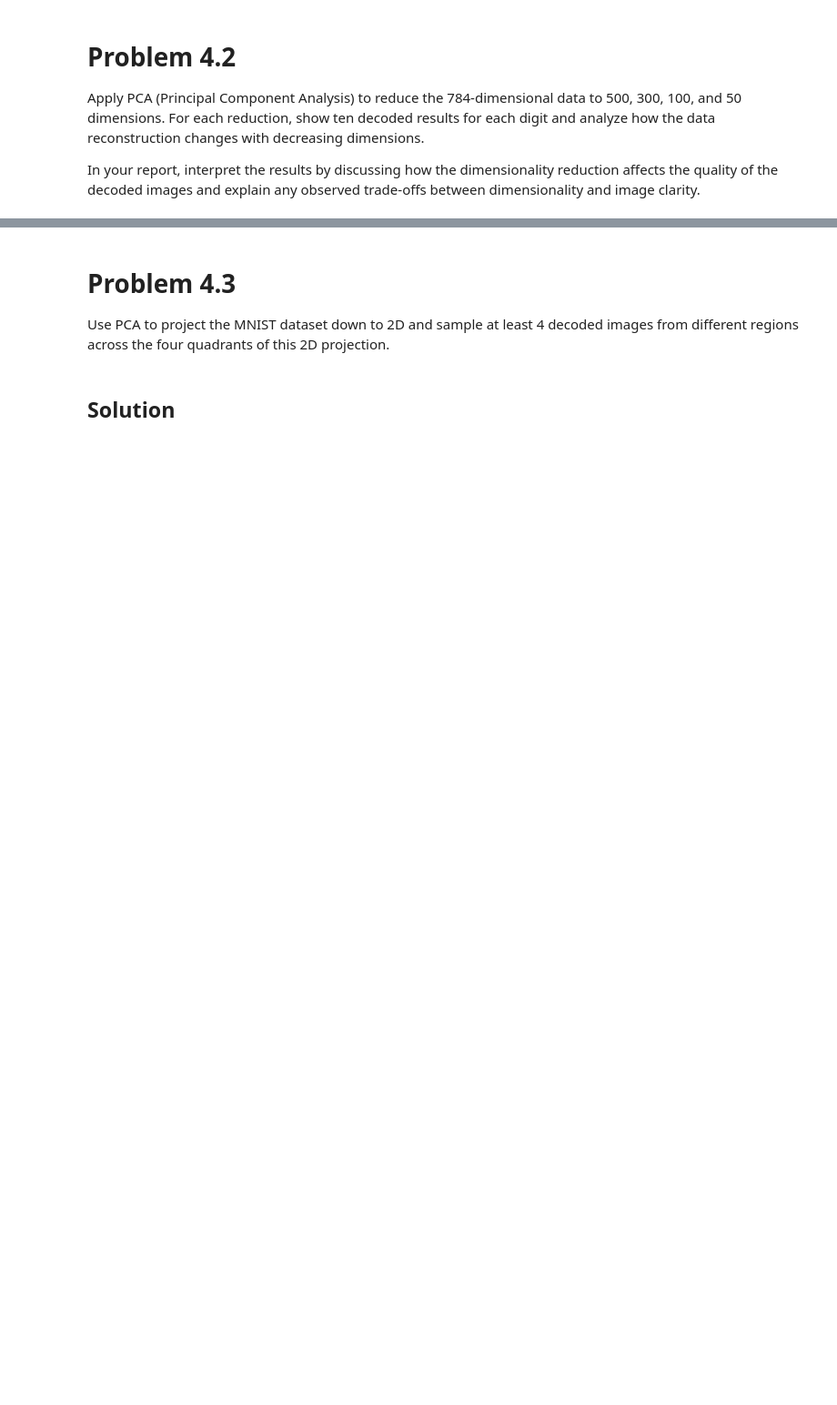
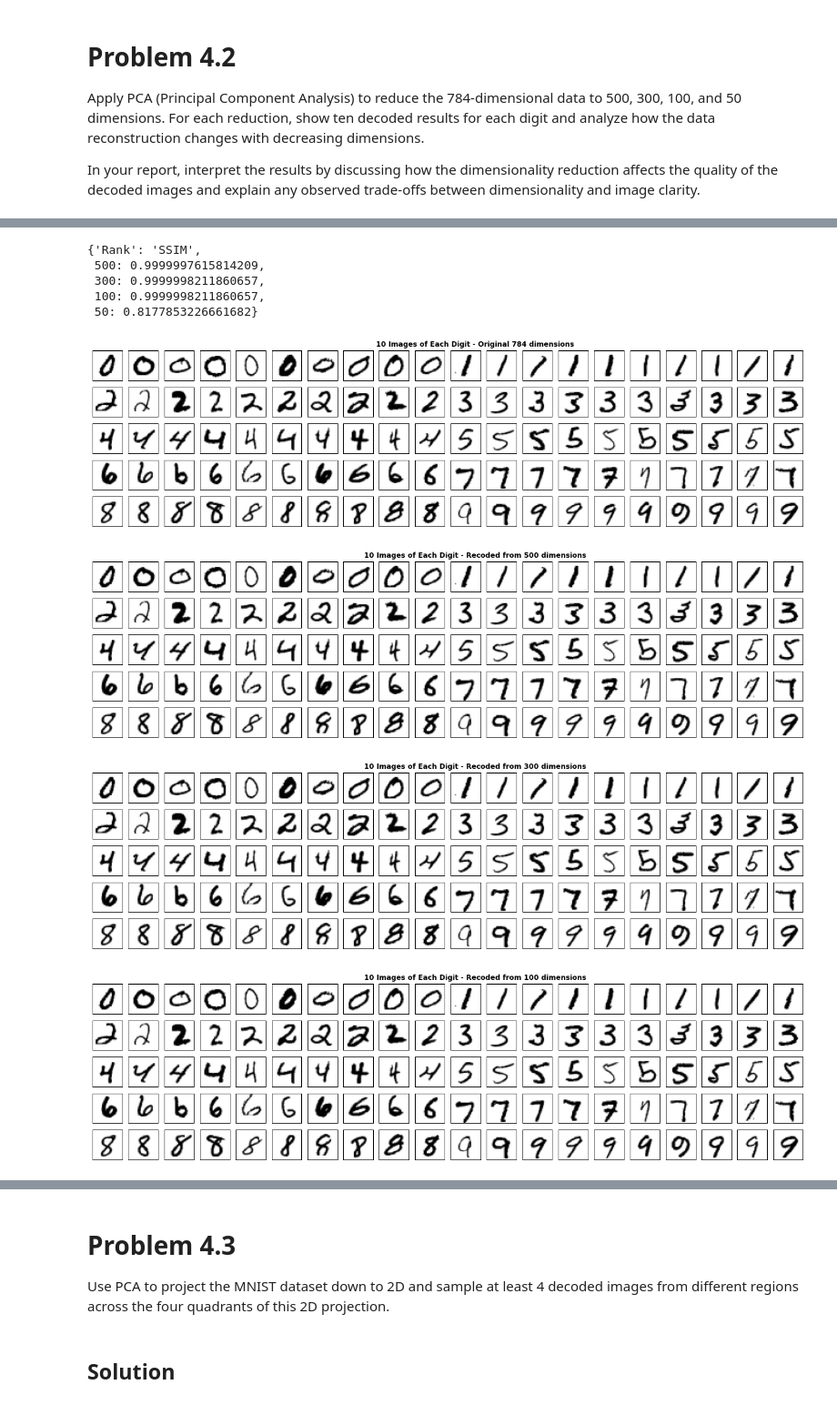
Before and after one commit to AsherJingkongChen/deep-learn-assign-1, a Jupyter notebook: main.ipynb, the cells around one changed output, grey strips where cells are left out. Shown at 91% size. Cells and saved outputs as stored; diff of their text form; code cells hidden in the pictures; blank space fills up the shorter version.

```diff
--- a/main.ipynb
+++ b/main.ipynb
@@ -500,0 +568,47 @@ In your report, interpret the results by discussing how the dimensionality reduc
+# %%
+from torchmetrics.image import StructuralSimilarityIndexMeasure
+
+COLUMN_COUNT = 20
+IMAGE_COUNT = 100
+LINE_COUNT = (IMAGE_COUNT + COLUMN_COUNT - 1) // COLUMN_COUNT
+
+X = torch.cat([X[-10:] for X in D.values()]).float()
+rank_to_ssim_score: dict[int, float] = {k: float() for k in [500, 300, 100, 50]}
+get_ssim = StructuralSimilarityIndexMeasure(data_range=255.0)
+
+plot_tensor_images(X, COLUMN_COUNT, LINE_COUNT, scale=0.9)
+plt.text(
+    -280,
+    -140,
+    f"10 Images of Each Digit - Original {X[0].shape.numel()} dimensions",
+    fontweight="bold",
+    ha="center",
+    va="bottom",
+)
+
+for rank in rank_to_ssim_score.keys():
+    X_hat = pca_decode(pca_encode(X, rank))
+    plot_tensor_images(X_hat, COLUMN_COUNT, LINE_COUNT, scale=0.9)
+    plt.text(
+        -280,
+        -140,
+        f"10 Images of Each Digit - Recoded from {rank} dimensions",
+        fontweight="bold",
+        ha="center",
+        va="bottom",
+    )
+
+    rank_to_ssim_score[rank] = get_ssim(X.unsqueeze(1), X_hat.unsqueeze(1)).item()
+
+display({"Rank": "SSIM", **rank_to_ssim_score})
+plt.show()
+# %% [output]
+{'Rank': 'SSIM',
+ 500: 0.9999997615814209,
+ 300: 0.9999998211860657,
+ 100: 0.9999998211860657,
+ 50: 0.8177853226661682}
+[figure, added]
+[figure, added]
+[figure, added]
+[figure, added]
```
Also changed, not shown: parts of 12 cells of this notebook.
